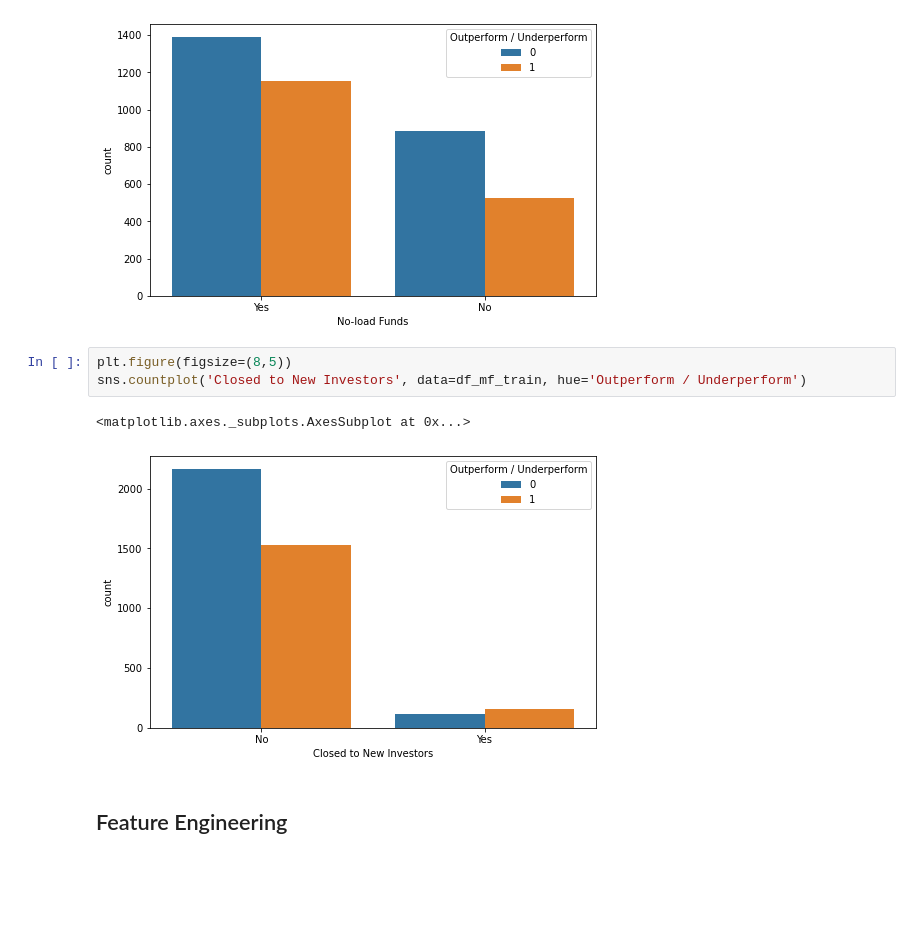
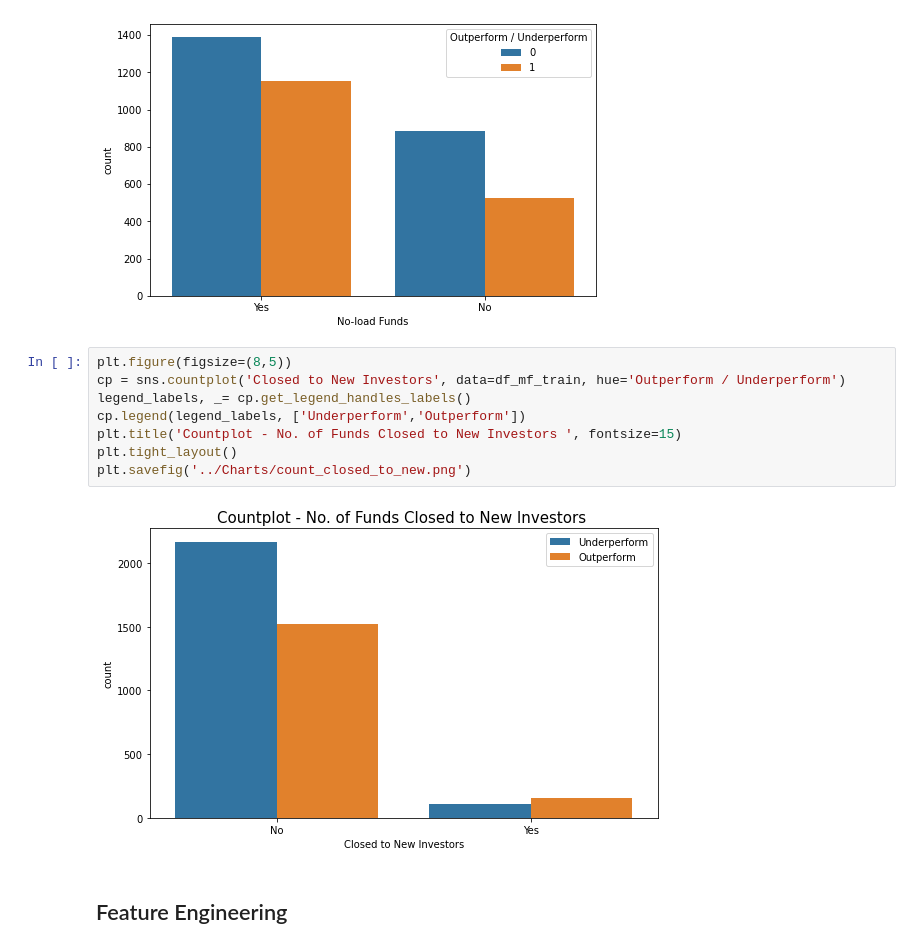
Before and after one commit to mkschoi/project3_mutualfundperf, a Jupyter notebook: Notebooks/project3_feature_engineering_selection.ipynb, the cells around one changed output. Cells and saved outputs as stored; diff of their text form; blank space fills up the shorter version.

```diff
--- a/Notebooks/project3_feature_engineering_selection.ipynb
+++ b/Notebooks/project3_feature_engineering_selection.ipynb
@@ -131,10 +168,14 @@ sns.countplot('No-load Funds', data=df_mf_train, hue='Outperform / Underperform'
 [figure]
 # %%
 plt.figure(figsize=(8,5))
-sns.countplot('Closed to New Investors', data=df_mf_train, hue='Outperform / Underperform')
+cp = sns.countplot('Closed to New Investors', data=df_mf_train, hue='Outperform / Underperform')
+legend_labels, _= cp.get_legend_handles_labels()
+cp.legend(legend_labels, ['Underperform','Outperform'])
+plt.title('Countplot - No. of Funds Closed to New Investors ', fontsize=15)
+plt.tight_layout()
+plt.savefig('../Charts/count_closed_to_new.png')
 # %% [output]
-<matplotlib.axes._subplots.AxesSubplot at 0x...>
-[figure, old version]
+[figure, new version]
 # %% [markdown]
 ## Feature Engineering
 # %% [markdown]
```
Also changed, not shown: parts of 5 cells of this notebook, 14 other files.
